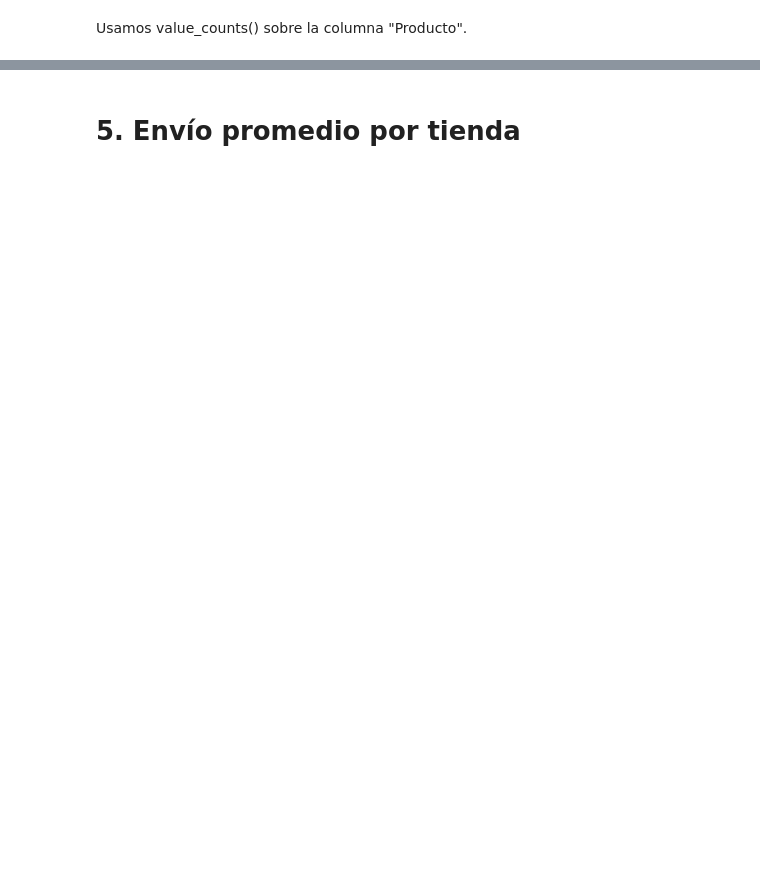
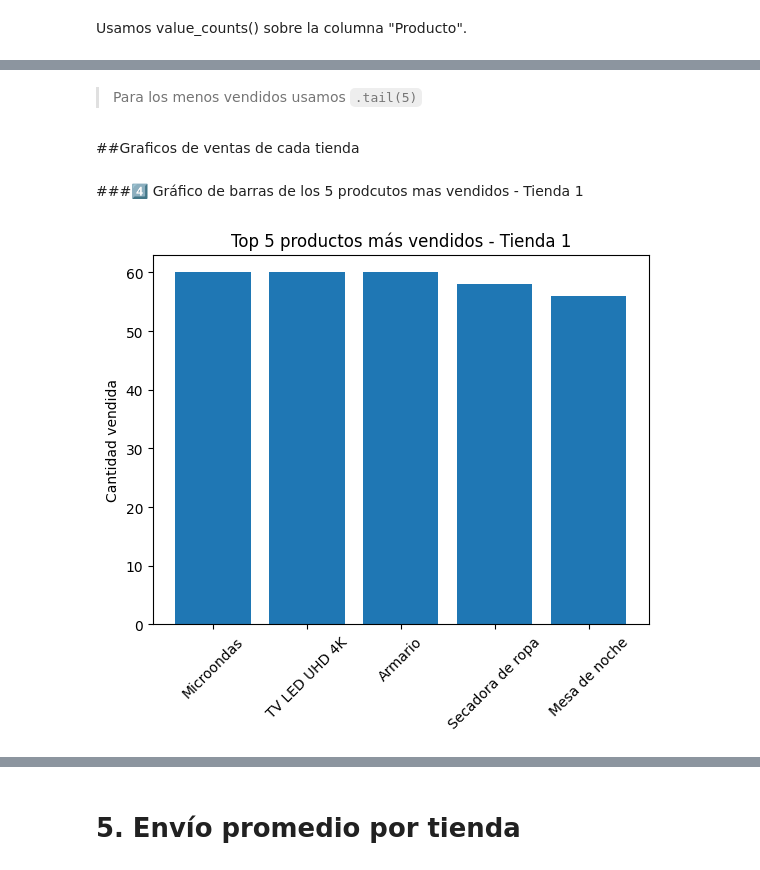
Before and after one commit to Nat-magui/alura-store-challenge, a Jupyter notebook: alura_store_challenge.ipynb, the cells around one changed output, grey strips where cells are left out. Cells and saved outputs as stored; diff of their text form; code cells hidden in the pictures; blank space fills up the shorter version.

```diff
--- a/alura_store_challenge.ipynb
+++ b/alura_store_challenge.ipynb
@@ -496,0 +528,5 @@ Al analizar la calificación promedio de los clientes, se observa que:
+# %%
+tienda = pd.read_csv(url)
+tienda2 = pd.read_csv(url2)
+tienda3 = pd.read_csv(url3)
+tienda4 = pd.read_csv(url4)
@@ -512,0 +627,18 @@ TypeError: string indices must be integers, not 'str'
+# %% [markdown]
+> Para los menos vendidos usamos `.tail(5)`
+# %% [markdown]
+##Graficos de ventas de cada tienda
+# %% [markdown]
+###4️⃣ Gráfico de barras de los 5 prodcutos mas vendidos - Tienda 1
+# %%
+import matplotlib.pyplot as plt
+
+top_t1 = productos_t1.head(5)
+
+plt.bar(top_t1.index, top_t1.values)
+plt.title("Top 5 productos más vendidos - Tienda 1")
+plt.ylabel("Cantidad vendida")
+plt.xticks(rotation=45)
+plt.show()
+# %% [output]
+[figure, added]
```
Also changed, not shown: parts of 39 cells of this notebook.
